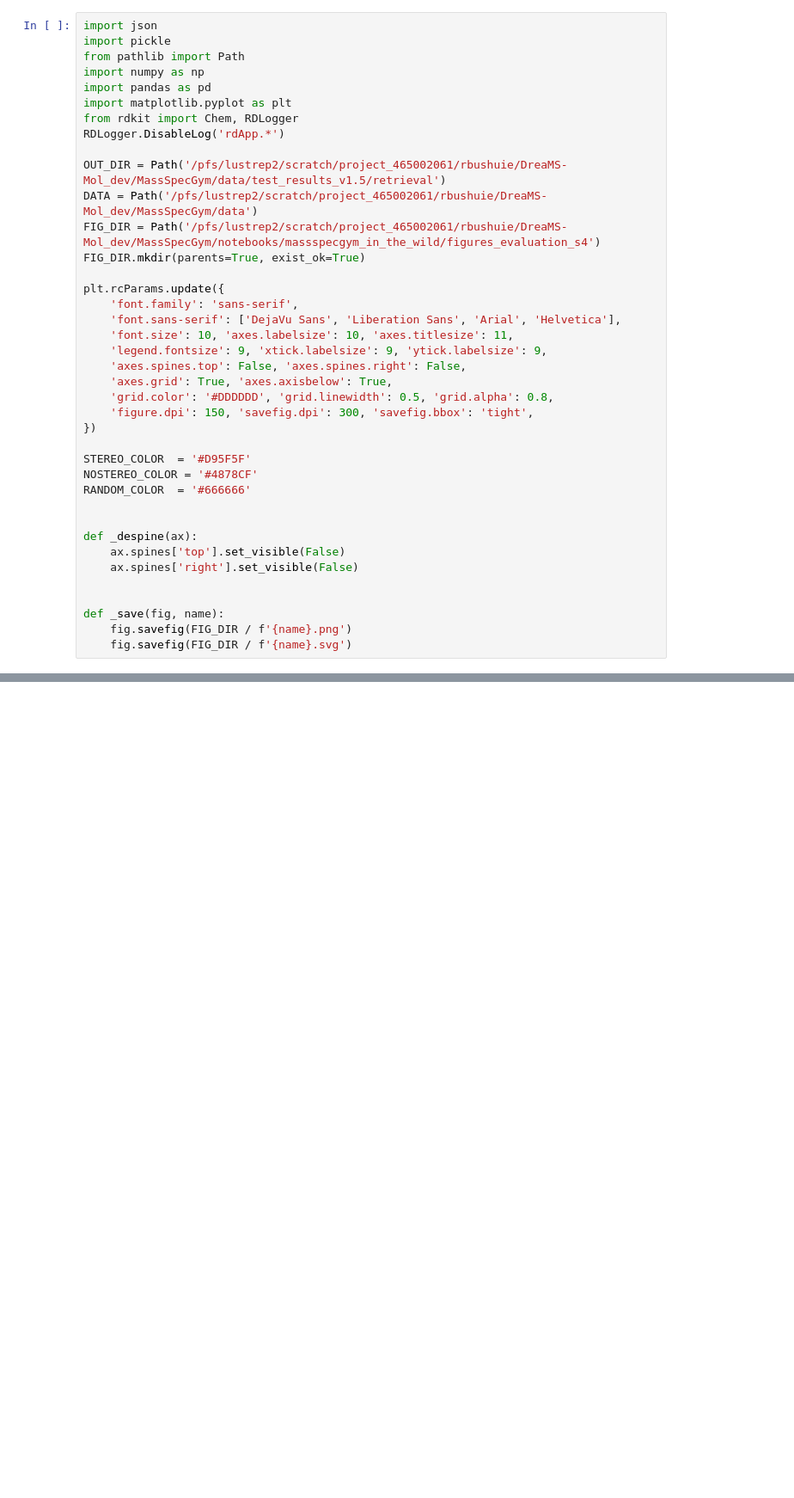
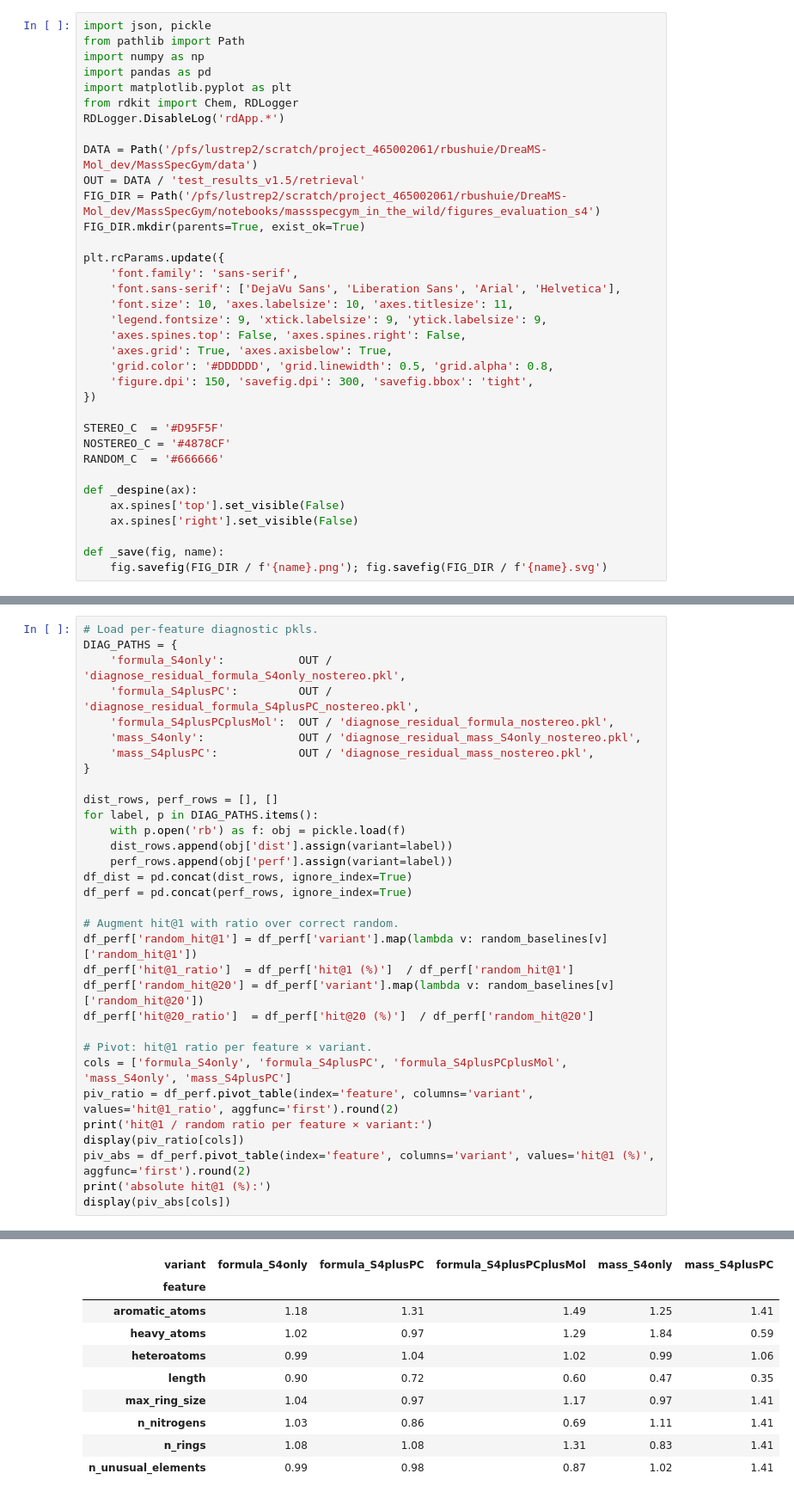
Before and after one commit to roman-bushuiev/MassSpecGym, a Jupyter notebook: notebooks/massspecgym_in_the_wild/evaluation_s4.ipynb, the cells around one changed output, grey strips where cells are left out. Shown at 86% size. Cells and saved outputs as stored; diff of their text form; blank space fills up the shorter version.

```diff
--- a/notebooks/massspecgym_in_the_wild/evaluation_s4.ipynb
+++ b/notebooks/massspecgym_in_the_wild/evaluation_s4.ipynb
@@ -28,6 +23,5 @@ hit@5 = 0.49%, hit@20 = 1.95%.
 # %%
-import json
-import pickle
+import json, pickle
 from pathlib import Path
 import numpy as np
 import pandas as pd
@@ -35,8 +29,8 @@ import matplotlib.pyplot as plt
 from rdkit import Chem, RDLogger
 RDLogger.DisableLog('rdApp.*')
 
-OUT_DIR = Path('/pfs/lustrep2/scratch/project_465002061/rbushuie/DreaMS-Mol_dev/MassSpecGym/data/test_results_v1.5/retrieval')
 DATA = Path('/pfs/lustrep2/scratch/project_465002061/rbushuie/DreaMS-Mol_dev/MassSpecGym/data')
+OUT = DATA / 'test_results_v1.5/retrieval'
 FIG_DIR = Path('/pfs/lustrep2/scratch/project_465002061/rbushuie/DreaMS-Mol_dev/MassSpecGym/notebooks/massspecgym_in_the_wild/figures_evaluation_s4')
 FIG_DIR.mkdir(parents=True, exist_ok=True)
 
@@ -51,16 +45,13 @@ plt.rcParams.update({
     'figure.dpi': 150, 'savefig.dpi': 300, 'savefig.bbox': 'tight',
 })
 
-STEREO_COLOR  = '#D95F5F'
-NOSTEREO_COLOR = '#4878CF'
-RANDOM_COLOR  = '#666666'
-
+STEREO_C  = '#D95F5F'
+NOSTEREO_C = '#4878CF'
+RANDOM_C  = '#666666'
 
 def _despine(ax):
     ax.spines['top'].set_visible(False)
     ax.spines['right'].set_visible(False)
 
-
 def _save(fig, name):
-    fig.savefig(FIG_DIR / f'{name}.png')
-    fig.savefig(FIG_DIR / f'{name}.svg')
+    fig.savefig(FIG_DIR / f'{name}.png'); fig.savefig(FIG_DIR / f'{name}.svg')
@@ -398,0 +304,33 @@ array 18619047; stereo-strip 18618951.
+# %%
+# Load per-feature diagnostic pkls.
+DIAG_PATHS = {
+    'formula_S4only':           OUT / 'diagnose_residual_formula_S4only_nostereo.pkl',
+    'formula_S4plusPC':         OUT / 'diagnose_residual_formula_S4plusPC_nostereo.pkl',
+    'formula_S4plusPCplusMol':  OUT / 'diagnose_residual_formula_nostereo.pkl',
+    'mass_S4only':              OUT / 'diagnose_residual_mass_S4only_nostereo.pkl',
+    'mass_S4plusPC':            OUT / 'diagnose_residual_mass_nostereo.pkl',
+}
+
+dist_rows, perf_rows = [], []
+for label, p in DIAG_PATHS.items():
+    with p.open('rb') as f: obj = pickle.load(f)
+    dist_rows.append(obj['dist'].assign(variant=label))
+    perf_rows.append(obj['perf'].assign(variant=label))
+df_dist = pd.concat(dist_rows, ignore_index=True)
+df_perf = pd.concat(perf_rows, ignore_index=True)
+
+# Augment hit@1 with ratio over correct random.
+df_perf['random_hit@1'] = df_perf['variant'].map(lambda v: random_baselines[v]['random_hit@1'])
+df_perf['hit@1_ratio']  = df_perf['hit@1 (%)']  / df_perf['random_hit@1']
+df_perf['random_hit@20'] = df_perf['variant'].map(lambda v: random_baselines[v]['random_hit@20'])
+df_perf['hit@20_ratio']  = df_perf['hit@20 (%)']  / df_perf['random_hit@20']
+
+# Pivot: hit@1 ratio per feature × variant.
+cols = ['formula_S4only', 'formula_S4plusPC', 'formula_S4plusPCplusMol', 'mass_S4only', 'mass_S4plusPC']
+piv_ratio = df_perf.pivot_table(index='feature', columns='variant', values='hit@1_ratio', aggfunc='first').round(2)
+print('hit@1 / random ratio per feature × variant:')
+display(piv_ratio[cols])
+piv_abs = df_perf.pivot_table(index='feature', columns='variant', values='hit@1 (%)', aggfunc='first').round(2)
+print('absolute hit@1 (%):')
+display(piv_abs[cols])
+# %% [output]
@@ -398,0 +338,10 @@ array 18619047; stereo-strip 18618951.
+| variant | formula_S4only | formula_S4plusPC | formula_S4plusPCplusMol | mass_S4only | mass_S4plusPC |
+| feature |  |  |  |  |  |
+| aromatic_atoms | 1.18 | 1.31 | 1.49 | 1.25 | 1.41 |
+| heavy_atoms | 1.02 | 0.97 | 1.29 | 1.84 | 0.59 |
+| heteroatoms | 0.99 | 1.04 | 1.02 | 0.99 | 1.06 |
+| length | 0.90 | 0.72 | 0.60 | 0.47 | 0.35 |
+| max_ring_size | 1.04 | 0.97 | 1.17 | 0.97 | 1.41 |
+| n_nitrogens | 1.03 | 0.86 | 0.69 | 1.11 | 1.41 |
+| n_rings | 1.08 | 1.08 | 1.31 | 0.83 | 1.41 |
+| n_unusual_elements | 0.99 | 0.98 | 0.87 | 1.02 | 1.41 |
```
Also changed, not shown: parts of 26 cells of this notebook, 2 other files.
